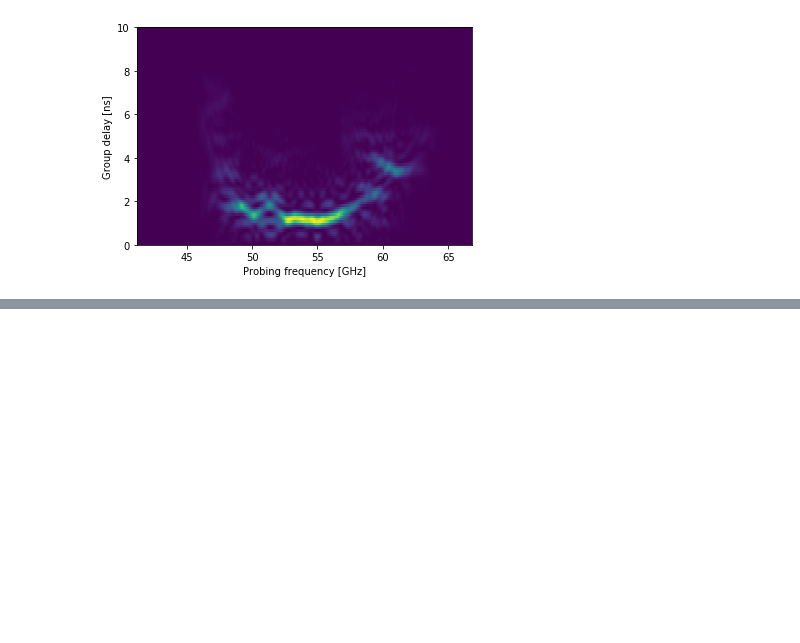
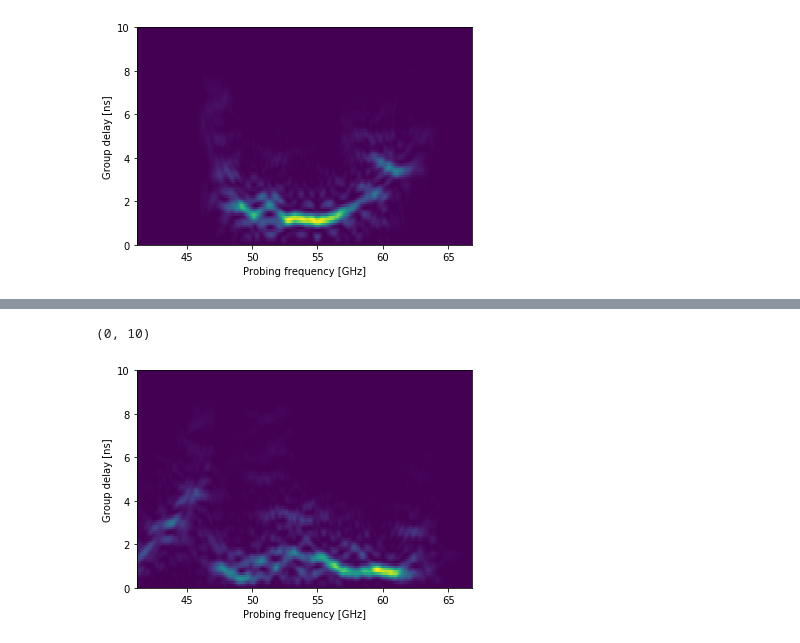
Before and after one commit to OpenReflectometry/scikit-reflectometry, a Jupyter notebook: examples/raw_xmode_reflectometry.ipynb, the cells around one changed output, grey strips where cells are left out. Cells and saved outputs as stored; diff of their text form; code cells hidden in the pictures; blank space fills up the shorter version.

```diff
--- a/examples/raw_xmode_reflectometry.ipynb
+++ b/examples/raw_xmode_reflectometry.ipynb
@@ -41,0 +59,12 @@ plt.ylim(0,10)
+# %%
+probing_frequency, beat_frequency, power = skreflectometry.sweep_spectrum(frequency, signal, fs,
+                                                      nperseg=256,noverlap=250,nfft=1024)
+group_delay = skreflectometry.sweep_delay(beat_frequency,dfdt)
+
+plt.pcolormesh(probing_frequency*1e-9, group_delay*1e9, power)
+plt.xlabel('Probing frequency [GHz]')
+plt.ylabel('Group delay [ns]')
+plt.ylim(0,10)
+# %% [output]
+(0, 10)
+[figure, added]
```
Also changed, not shown: parts of 3 cells of this notebook, 3 other files.
